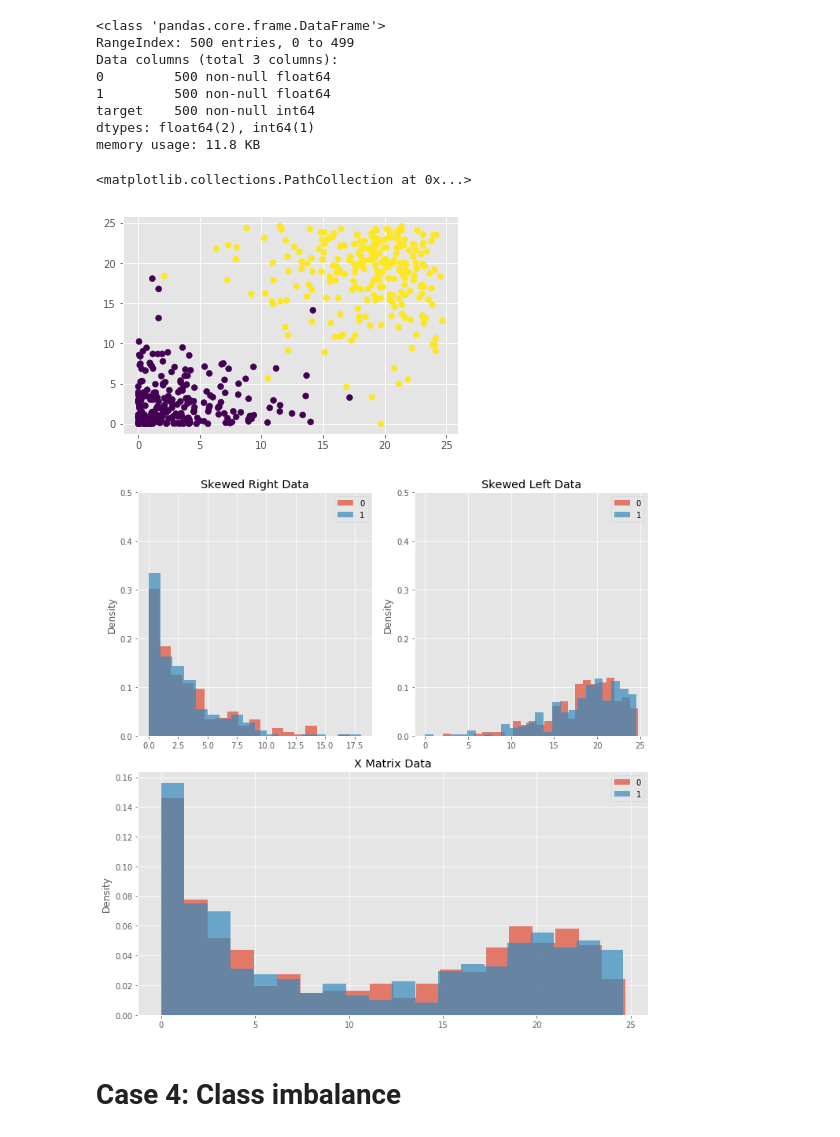
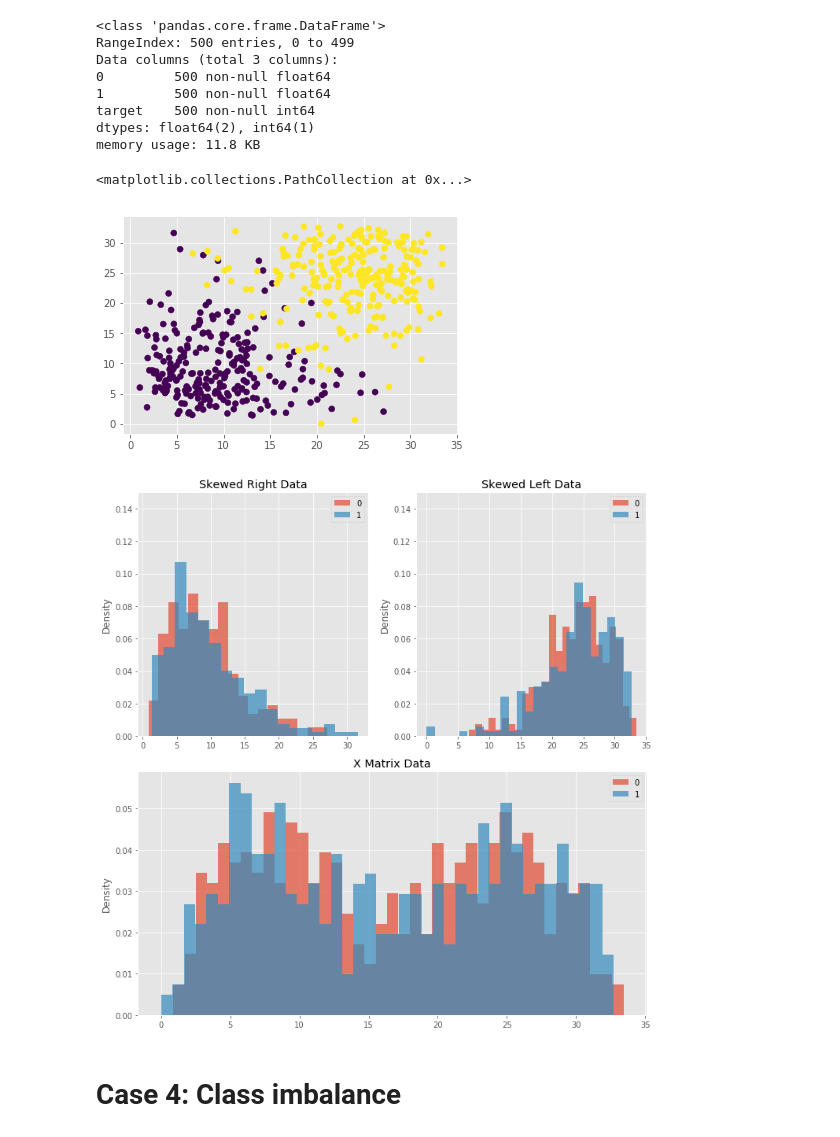
Before and after one commit to areichel90/DS5220-NaiveBayes, a Jupyter notebook: Dataset_Gen.ipynb, the cells around one changed output. Saved outputs shown, nothing was run; the diff lists cells and outputs as text; code cells hidden in the pictures.

```diff
--- a/Dataset_Gen.ipynb
+++ b/Dataset_Gen.ipynb
@@ -205,18 +207,23 @@ for i in X_df:
 # Case 3: Non-Normal Distributed Data
 # %%
 np.random.seed(15)
-skew_r = np.random.noncentral_chisquare(df = 1,
-                                     nonc = 2,
+skew_r0 = np.random.noncentral_chisquare(df = 5,
+                                     nonc = 5,
                                      size =(250,2))
-skew_l = np.random.noncentral_chisquare(df = 4,
-                                       nonc = 2,
+skew_l0 = np.random.noncentral_chisquare(df = 5,
+                                       nonc = 5,
                                        size=(250,2))
-data_r = pd.DataFrame(skew_r)
-data_l = pd.DataFrame(skew_l)*-1.+skew_l.max()
-#data_l.columns=(['5','6','7','8','9'])
+skew_r1 = np.random.noncentral_chisquare(df = 2,
+                                        nonc=2,
+                                        size=(250,2))
 
+data_r0 = pd.DataFrame(skew_r0)
+data_r1 = pd.DataFrame(skew_r1)
+data_l1 = pd.DataFrame(skew_r1)*-1.+skew_r1.max()
+data_l0 = pd.DataFrame(skew_l0)*-1.+skew_l0.max()
 
-X = pd.concat([data_r,data_l],axis=0)
+X = pd.concat([data_r0,data_l0],axis=0)
+X_1 = pd.concat([data_r1,data_l0],axis=0)
 X = X.reset_index()[[0,1]]
 Y = pd.DataFrame()
 Y_0 = [0]*(len(X)/2)
@@ -227,6 +234,12 @@ print X.info()
 
 ''' export dataset '''
 df_skewed.to_csv('skewed_data.csv')
+
+fig = plt.figure(figsize=(14,5))
+ax = plt.subplot(121)
+data_r0.plot.scatter(x=0,y=1,ax=ax)
+ax = plt.subplot(122)
+data_l0.plot.scatter(x=0,y=1,ax=ax)
 # %% [output]
 <class 'pandas.core.frame.DataFrame'>
 RangeIndex: 500 entries, 0 to 499
@@ -251,47 +266,47 @@ memory usage: 11.8 KB
 plt.scatter(x=df_skewed[0],y=df_skewed[1],c=df_skewed['target'])
 # %% [output]
 <matplotlib.collections.PathCollection at 0x...>
-[figure, old version]
+[figure, new version]
 # %%
 ''' skewed right hist'''
 fig = plt.figure(figsize=(10,10))
 ax = plt.subplot(221)
-for i in data_r:
-    data = data_r[i]
+for i in data_r0:
+    data = data_r0[i]
     plt.hist(x=data, bins=18,
              label=str(i),
             alpha=0.7,density=True)
-    plt.ylim(0,.5)
+    plt.ylim(0,.15)
     plt.ylabel('Density')
     plt.title('Skewed Right Data')
     plt.legend()
 
 ''' skewed left hist '''
 ax = plt.subplot(222)
-for i in data_l:
-    data = data_l[i]
+for i in data_l0:
+    data = data_l0[i]
     plt.hist(x=data, bins=25,
              label=str(i),
             alpha=0.7,density=True)
-    plt.ylim(0,.5)
+    plt.ylim(0,.15)
     plt.ylabel('Density')
     plt.title('Skewed Left Data')
     plt.legend()
 
 ''' corr plot '''
 #pd.plotting.scatter_matrix(X_df,figsize=(8,8))
 
 ''' X matrix hist '''
 plt.subplot(212)
 for i in X:
     if i != 'index':
-        plt.hist(X[i],density=True,bins=20,alpha=0.7,label=str(i))
+        plt.hist(X[i],density=True,bins=40,alpha=0.7,label=str(i))
 plt.title('X Matrix Data')
 plt.ylabel('Density')
 plt.legend()
 plt.tight_layout()
 # %% [output]
-[figure, old version]
+[figure, new version]
 # %% [markdown]
 # Case 4: Class imbalance
 # %%
```
Also changed, not shown: parts of 4 cells of this notebook, 2 other files.
